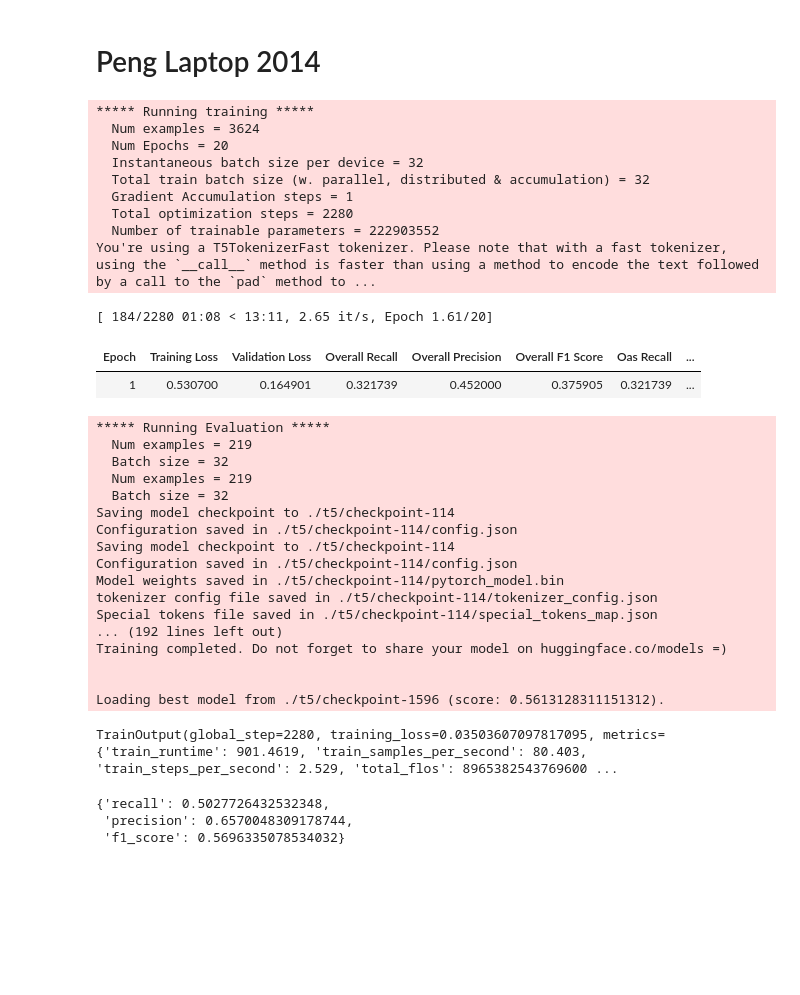
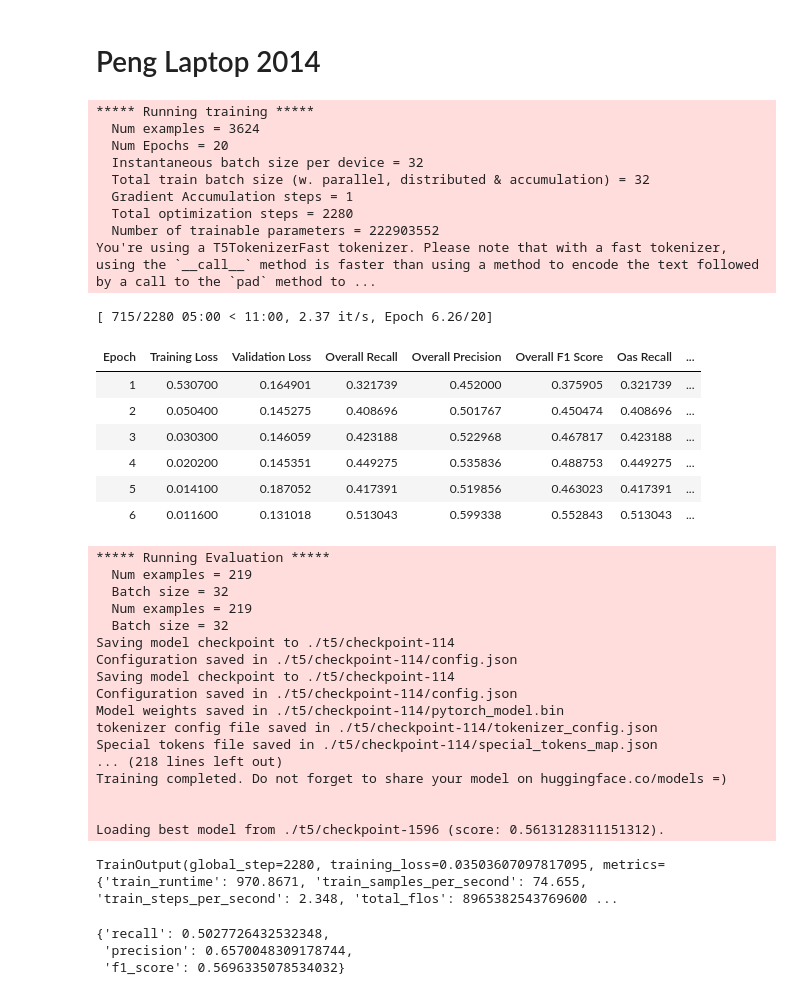
Before and after one commit to rdyzakya/IndoLEGO-ABSA, a Jupyter notebook: doe/model/t5.ipynb, the cells around one changed output. Saved outputs shown, nothing was run; the diff lists cells and outputs as text; code cells hidden in the pictures; blank space fills up the shorter version.

Commit message:
update: done t5 doe model

```diff
--- a/doe/model/t5.ipynb
+++ b/doe/model/t5.ipynb
@@ -691,33 +691,38 @@ def generate_predictions(model,tokenizer,tokenized:torch.Tensor,device:torch.dev
 # %% [markdown]
 # Peng Laptop 2014
 # %%
-model_en = AutoModelForSeq2SeqLM.from_pretrained("t5-base")
-model_en.to(device)
-trainer["peng"]["lap14"] = Seq2SeqTrainer(
-        model = model_en,
+model = AutoModelForSeq2SeqLM.from_pretrained("t5-base")
+model.to(device)
+trainer = Seq2SeqTrainer(
+        model = model,
         args = train_args,
         tokenizer = tokenizer_en,
         data_collator = data_collator_en,
         train_dataset = peng_tok["lap14"]["train"],
         eval_dataset = peng_tok["lap14"]["val"],
         compute_metrics = lambda eval_preds: compute_metrics(eval_preds,decoding_args,tokenizer_en,peng_2["lap14"]["val"]["task"]),
         preprocess_logits_for_metrics = preprocess_logits_for_metrics
     )
 
-trainer["peng"]["lap14"].train()
+trainer.train()
 # %% [output]
 ***** Running training *****
   Num examples = 3624
   Num Epochs = 20
   Instantaneous batch size per device = 32
   Total train batch size (w. parallel, distributed & accumulation) = 32
   Gradient Accumulation steps = 1
   Total optimization steps = 2280
   Number of trainable parameters = 222903552
 You're using a T5TokenizerFast tokenizer. Please note that with a fast tokenizer, using the `__call__` method is faster than using a method to encode the text followed by a call to the `pad` method to ...
-[ 184/2280 01:08 < 13:11, 2.65 it/s, Epoch 1.61/20]
+[ 715/2280 05:00 < 11:00, 2.37 it/s, Epoch 6.26/20]
 | Epoch | Training Loss | Validation Loss | Overall Recall | Overall Precision | Overall F1 Score | Oas Recall | ... |
 | 1 | 0.530700 | 0.164901 | 0.321739 | 0.452000 | 0.375905 | 0.321739 | ... |
+| 2 | 0.050400 | 0.145275 | 0.408696 | 0.501767 | 0.450474 | 0.408696 | ... |
+| 3 | 0.030300 | 0.146059 | 0.423188 | 0.522968 | 0.467817 | 0.423188 | ... |
+| 4 | 0.020200 | 0.145351 | 0.449275 | 0.535836 | 0.488753 | 0.449275 | ... |
+| 5 | 0.014100 | 0.187052 | 0.417391 | 0.519856 | 0.463023 | 0.417391 | ... |
+| 6 | 0.011600 | 0.131018 | 0.513043 | 0.599338 | 0.552843 | 0.513043 | ... |
 ***** Running Evaluation *****
   Num examples = 219
   Batch size = 32
@@ -730,10 +735,10 @@ Configuration saved in ./t5/checkpoint-114/config.json
 Model weights saved in ./t5/checkpoint-114/pytorch_model.bin
 tokenizer config file saved in ./t5/checkpoint-114/tokenizer_config.json
 Special tokens file saved in ./t5/checkpoint-114/special_tokens_map.json
-... (192 lines left out)
+... (218 lines left out)
 Training completed. Do not forget to share your model on huggingface.co/models =)
 
 
 Loading best model from ./t5/checkpoint-1596 (score: 0.5613128311151312).
-TrainOutput(global_step=2280, training_loss=0.03503607097817095, metrics={'train_runtime': 901.4619, 'train_samples_per_second': 80.403, 'train_steps_per_second': 2.529, 'total_flos': 8965382543769600 ...
+TrainOutput(global_step=2280, training_loss=0.03503607097817095, metrics={'train_runtime': 970.8671, 'train_samples_per_second': 74.655, 'train_steps_per_second': 2.348, 'total_flos': 8965382543769600 ...
 # %%
```
Also changed, not shown: parts of 38 cells of this notebook.
